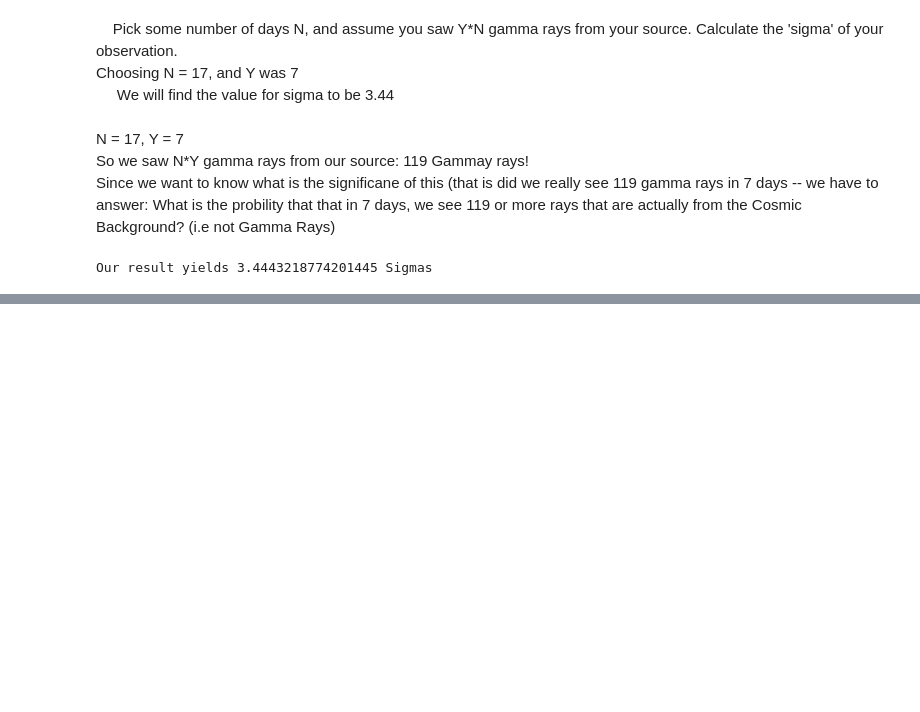
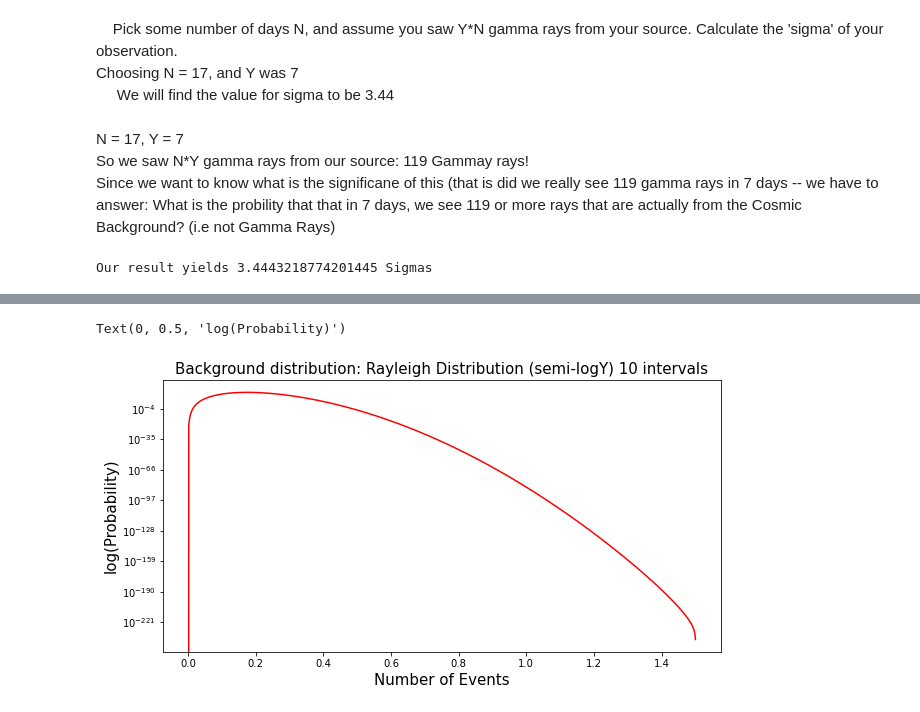
Before and after one commit to MinniVan/PHYS-434, a Jupyter notebook: lab-2.ipynb, the cells around one changed output, grey strips where cells are left out. Cells and saved outputs as stored; diff of their text form; code cells hidden in the pictures; blank space fills up the shorter version.

```diff
--- a/lab-2.ipynb
+++ b/lab-2.ipynb
@@ -478,0 +534,13 @@ Our result yields 3.4443218774201445 Sigmas
+# %%
+#semi log
+plt.rcParams['figure.figsize'] = [10, 5]
+fig, ax = plt.subplots(1, 1)
+plt.yscale('log')
+x2 = np.linspace(0, 15/interval, 9991)
+ax.plot(x2, ray_convolve, color='red', label="Continuous pdf()")
+plt.title("Background distribution: Rayleigh Distribution (semi-logY) " + str(interval) + " intervals", size = 15)
+plt.xlabel("Number of Events", size= 15)
+plt.ylabel("log(Probability)", size=15)
+# %% [output]
+Text(0, 0.5, 'log(Probability)')
+[figure, added]
```
Also changed, not shown: parts of 17 cells of this notebook.
